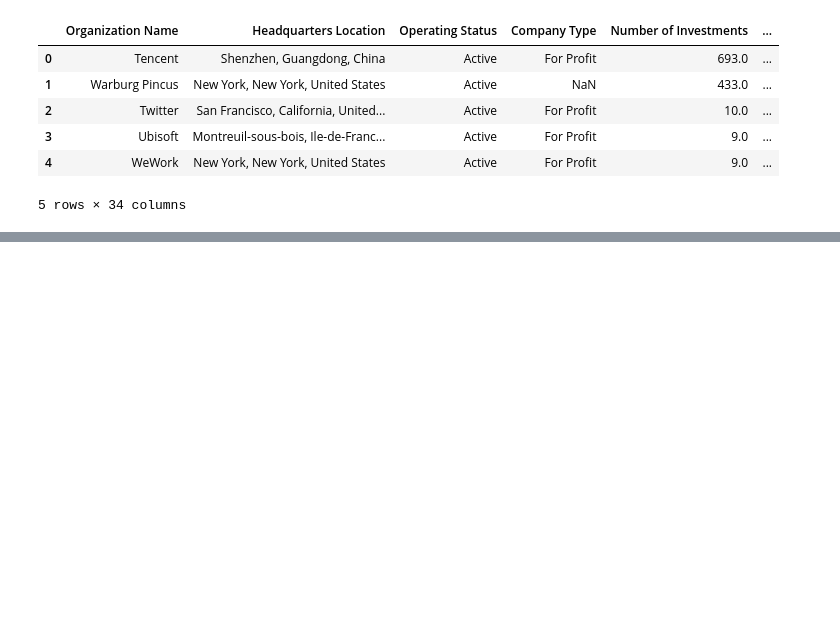
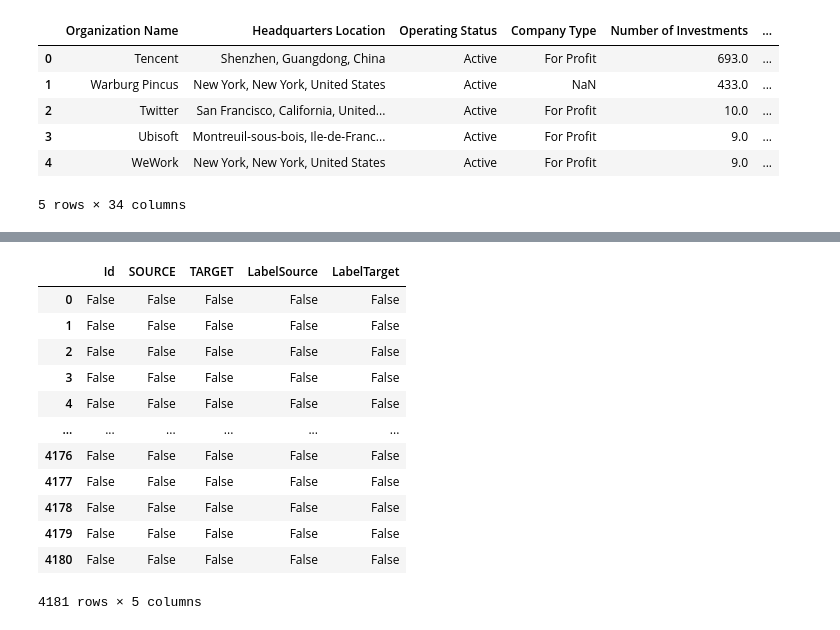
Before and after one commit to dfgomezc/analytics_en_redes_sociales, a Jupyter notebook: crear_arcos_nodos/preparar_informacion.ipynb, the cells around one changed output, grey strips where cells are left out. Drawn from its saved outputs; the diff is of its cells as text; code cells hidden in the pictures; blank space fills up the shorter version.

```diff
--- a/crear_arcos_nodos/preparar_informacion.ipynb
+++ b/crear_arcos_nodos/preparar_informacion.ipynb
@@ -70,3 +72,19 @@ arcos_final
+# %%
+arcos_final.isna()
+# %% [output]
+|  | Id | SOURCE | TARGET | LabelSource | LabelTarget |
+| 0 | False | False | False | False | False |
+| 1 | False | False | False | False | False |
+| 2 | False | False | False | False | False |
+| 3 | False | False | False | False | False |
+| 4 | False | False | False | False | False |
+| ... | ... | ... | ... | ... | ... |
+| 4176 | False | False | False | False | False |
+| 4177 | False | False | False | False | False |
+| 4178 | False | False | False | False | False |
+| 4179 | False | False | False | False | False |
+| 4180 | False | False | False | False | False |
+4181 rows × 5 columns
 # %%
 # Exportar la información de arcos y nodos
 nodos_final.to_csv("nodos.csv", index=False)
```
Also changed, not shown: parts of 2 cells of this notebook, 4 other files.
